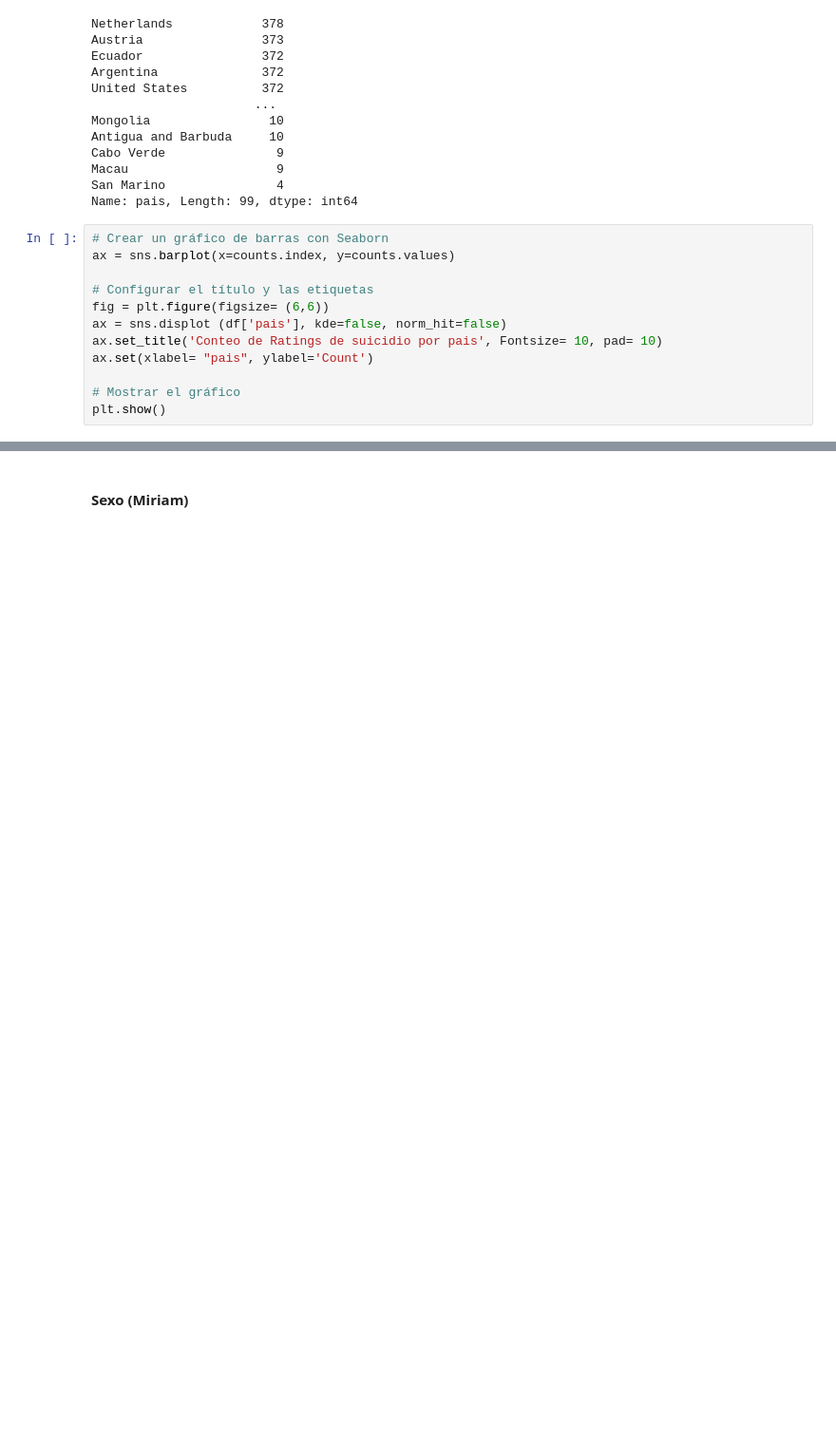
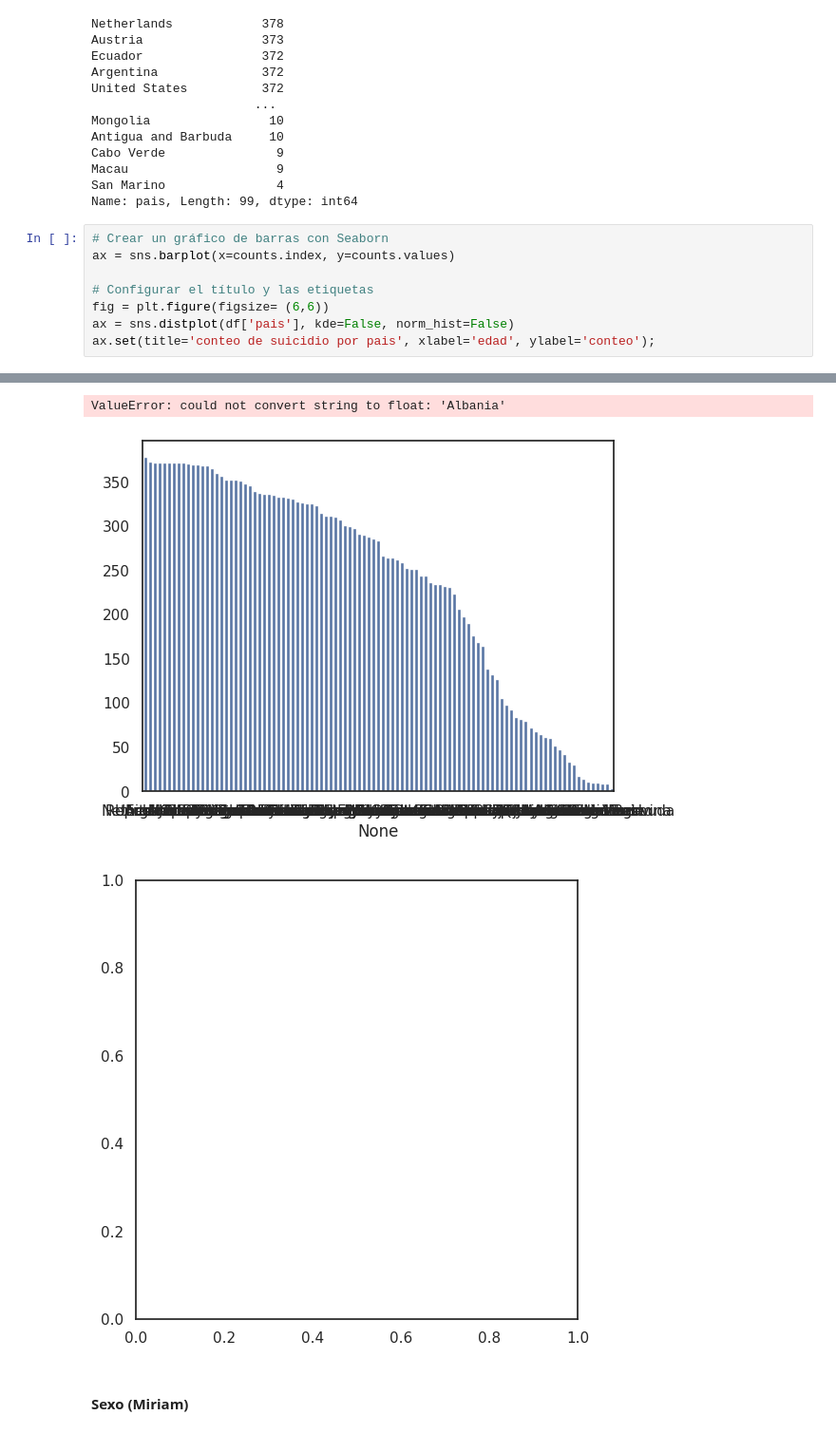
Before and after one commit to Gisellrom/Challange-Encriptamiento, a Jupyter notebook: Suicidios.ipynb, the cells around one changed output, grey strips where cells are left out. Shown at 95% size. Drawn from its saved outputs; the diff is of its cells as text; blank space fills up the shorter version.

```diff
--- a/Suicidios.ipynb
+++ b/Suicidios.ipynb
@@ -874,10 +874,6 @@ ax = sns.barplot(x=counts.index, y=counts.values)
 
 # Configurar el título y las etiquetas
 fig = plt.figure(figsize= (6,6))
-ax = sns.displot (df['pais'], kde=false, norm_hit=false)
-ax.set_title('Conteo de Ratings de suicidio por pais', Fontsize= 10, pad= 10)
-ax.set(xlabel= "pais", ylabel='Count')
-
-# Mostrar el gráfico
-plt.show()
+ax = sns.distplot(df['pais'], kde=False, norm_hist=False)
+ax.set(title='conteo de suicidio por pais', xlabel='edad', ylabel='conteo');
 # %% [output]
@@ -885,3 +889,6 @@ SyntaxError: invalid syntax. Maybe you meant '==' or ':=' instead of '='? (<ipyt
+ValueError: could not convert string to float: 'Albania'
+[figure, added]
+[figure, added]
 # %% [markdown]
 #### Sexo (Miriam)
 # %%
```
Also changed, not shown: parts of 9 cells of this notebook.
